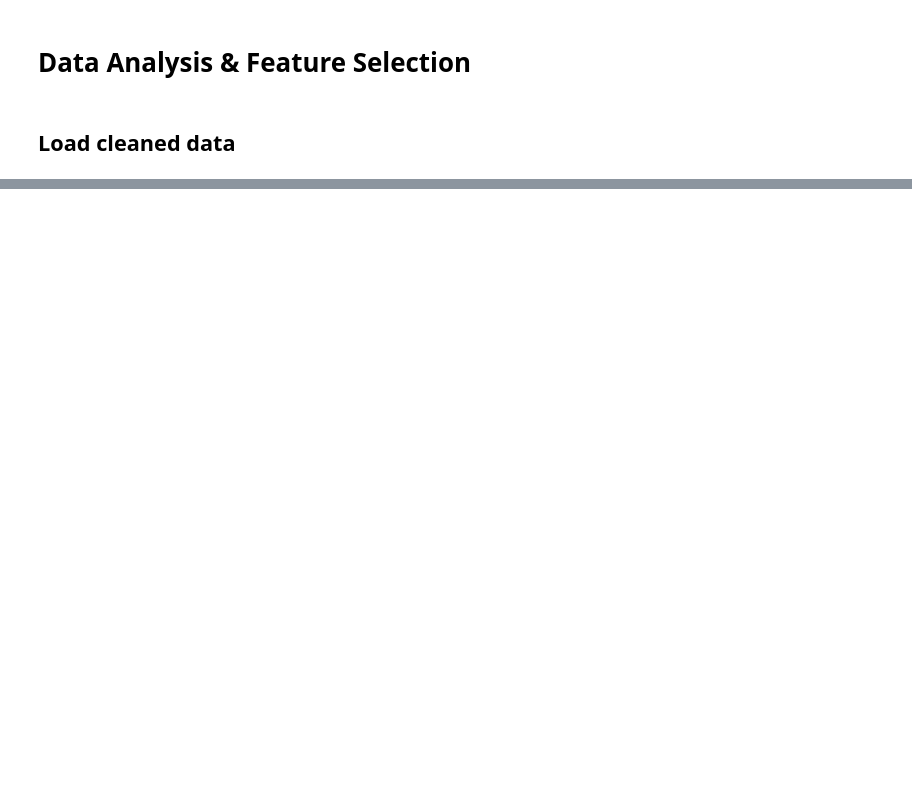
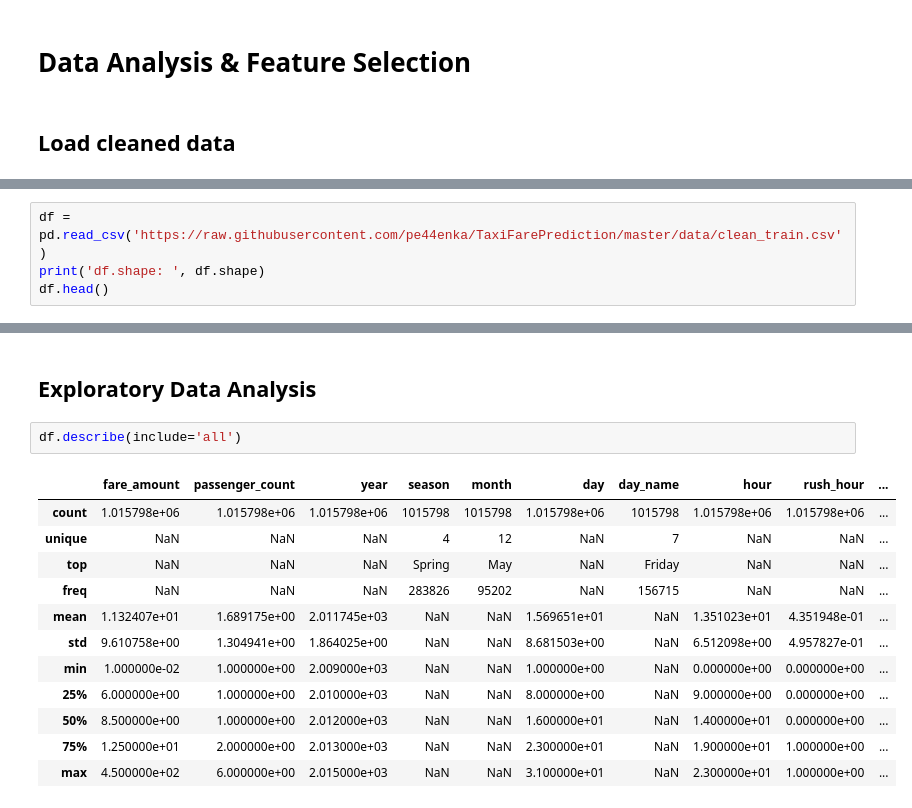
Before and after one commit to pe44enka/TaxiFarePrediction, a Jupyter notebook: TaxiFarePrediction.ipynb, the cells around one changed output, grey strips where cells are left out. Cells and saved outputs as stored; diff of their text form; blank space fills up the shorter version.

```diff
--- a/TaxiFarePrediction.ipynb
+++ b/TaxiFarePrediction.ipynb
@@ -631,0 +988,4 @@ Index(['fare_amount', 'passenger_count', 'year', 'month', 'day', 'day_name',
+# %%
+df = pd.read_csv('https://raw.githubusercontent.com/pe44enka/TaxiFarePrediction/master/data/clean_train.csv')
+print('df.shape: ', df.shape)
+df.head()
@@ -631,0 +1000,17 @@ Index(['fare_amount', 'passenger_count', 'year', 'month', 'day', 'day_name',
+# %% [markdown]
+## Exploratory Data Analysis
+# %%
+df.describe(include='all')
+# %% [output]
+|  | fare_amount | passenger_count | year | season | month | day | day_name | hour | rush_hour | ... |
+| count | 1.015798e+06 | 1.015798e+06 | 1.015798e+06 | 1015798 | 1015798 | 1.015798e+06 | 1015798 | 1.015798e+06 | 1.015798e+06 | ... |
+| unique | NaN | NaN | NaN | 4 | 12 | NaN | 7 | NaN | NaN | ... |
+| top | NaN | NaN | NaN | Spring | May | NaN | Friday | NaN | NaN | ... |
+| freq | NaN | NaN | NaN | 283826 | 95202 | NaN | 156715 | NaN | NaN | ... |
+| mean | 1.132407e+01 | 1.689175e+00 | 2.011745e+03 | NaN | NaN | 1.569651e+01 | NaN | 1.351023e+01 | 4.351948e-01 | ... |
+| std | 9.610758e+00 | 1.304941e+00 | 1.864025e+00 | NaN | NaN | 8.681503e+00 | NaN | 6.512098e+00 | 4.957827e-01 | ... |
+| min | 1.000000e-02 | 1.000000e+00 | 2.009000e+03 | NaN | NaN | 1.000000e+00 | NaN | 0.000000e+00 | 0.000000e+00 | ... |
+| 25% | 6.000000e+00 | 1.000000e+00 | 2.010000e+03 | NaN | NaN | 8.000000e+00 | NaN | 9.000000e+00 | 0.000000e+00 | ... |
+| 50% | 8.500000e+00 | 1.000000e+00 | 2.012000e+03 | NaN | NaN | 1.600000e+01 | NaN | 1.400000e+01 | 0.000000e+00 | ... |
+| 75% | 1.250000e+01 | 2.000000e+00 | 2.013000e+03 | NaN | NaN | 2.300000e+01 | NaN | 1.900000e+01 | 1.000000e+00 | ... |
+| max | 4.500000e+02 | 6.000000e+00 | 2.015000e+03 | NaN | NaN | 3.100000e+01 | NaN | 2.300000e+01 | 1.000000e+00 | ... |
```
Also changed, not shown: parts of 123 cells of this notebook.
